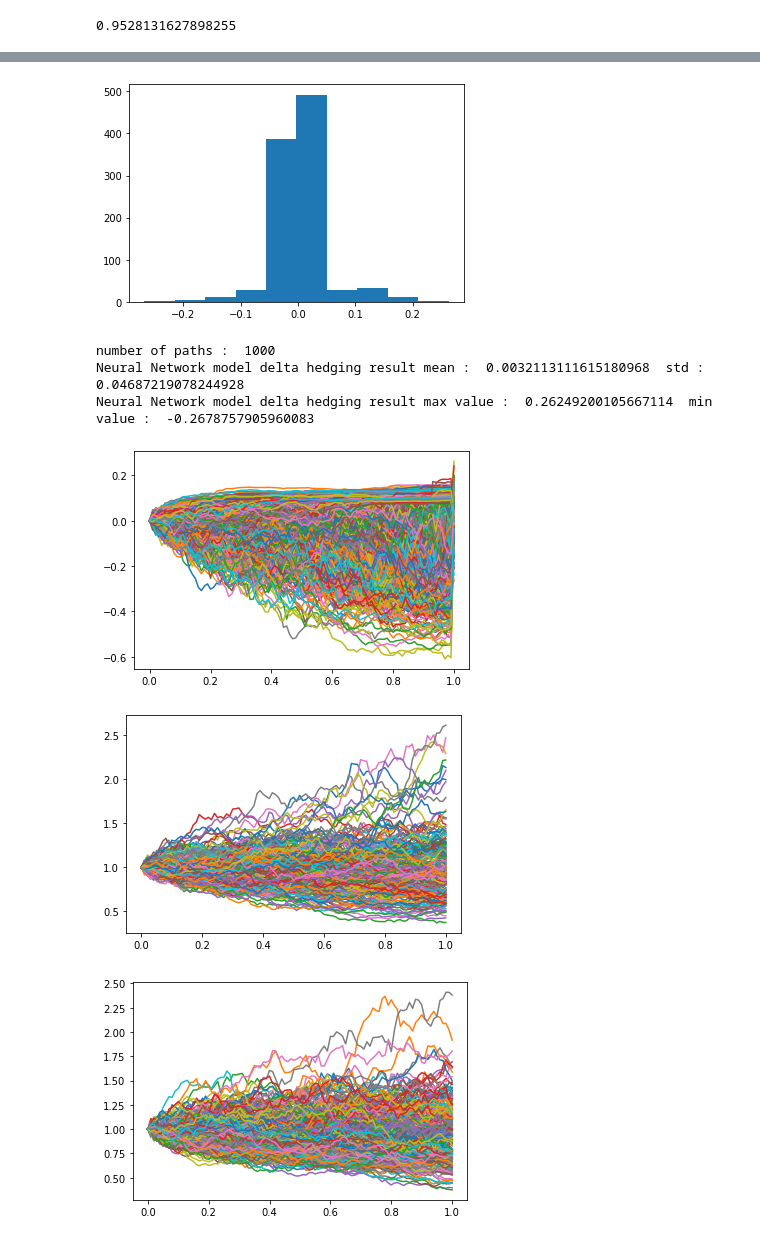
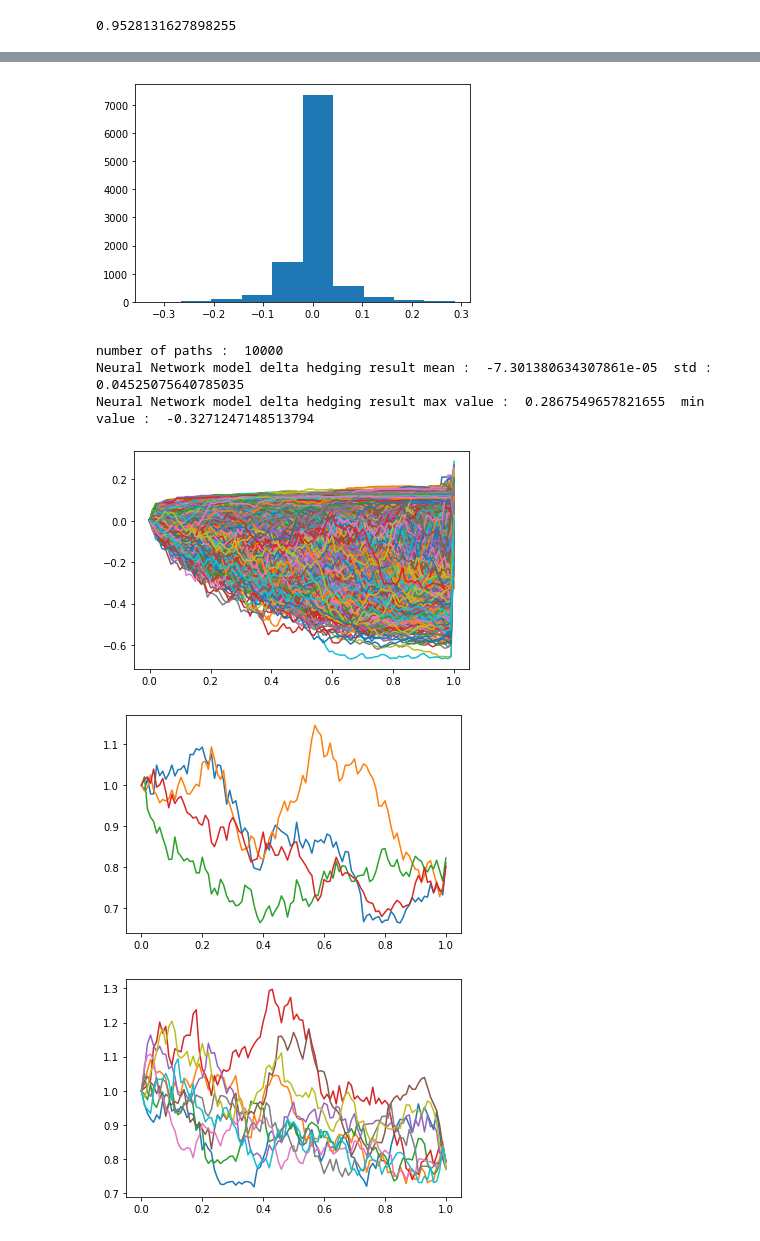
Before and after one commit to moo-337/moo, a Jupyter notebook: docs/get_started_els.ipynb, the cells around one changed output, grey strips where cells are left out. Saved outputs shown, nothing was run; the diff lists cells and outputs as text; code cells hidden in the pictures.

```diff
--- a/docs/get_started_els.ipynb
+++ b/docs/get_started_els.ipynb
@@ -222,5 +222,5 @@ BS delta hedging result max value :  0.29550147  min value :  -0.2658279
 # %%
-Ktest=1000
+Ktest=10000
 
 testpath=[]
 
@@ -373,24 +373,24 @@ print("number of paths : ", Ktest)
 print("Neural Network model delta hedging result mean : ", np.mean(hedge_model[:, -1]), " std : ", np.std(hedge_model[:, -1]))
 print("Neural Network model delta hedging result max value : ", np.max(hedge_model[:, -1]), " min value : ", np.min(hedge_model[:, -1]))
 # %% [output]
-[figure, old version]
+[figure, new version]
-number of paths :  1000
-Neural Network model delta hedging result mean :  0.0032113111615180968  std :  0.04687219078244928
-Neural Network model delta hedging result max value :  0.26249200105667114  min value :  -0.2678757905960083
+number of paths :  10000
+Neural Network model delta hedging result mean :  -7.301380634307861e-05  std :  0.04525075640785035
+Neural Network model delta hedging result max value :  0.2867549657821655  min value :  -0.3271247148513794
 # %%
 for i in range(Ktest):
     plt.plot(grid, hedge_model[i])
 # %% [output]
-[figure, old version]
+[figure, new version]
 # %%
 for i in range(Ktest):
-    if hedge_model[i][-1] < -0.01:
+    if hedge_model[i][-1] < np.min(hedge_model[:, -1]) + np.std(hedge_model[:, -1]):
         plt.plot(grid[:], price_test[i])
 # %% [output]
-[figure, old version]
+[figure, new version]
 # %%
 for i in range(Ktest):
-    if hedge_model[i][-1] > 0.01:
+    if hedge_model[i][-1] > np.max(hedge_model[:, -1]) - np.std(hedge_model[:, -1]):
         plt.plot(grid[:], price_test[i])
 # %% [output]
-[figure, old version]
+[figure, new version]
```
Also changed, not shown: parts of 9 cells of this notebook.
